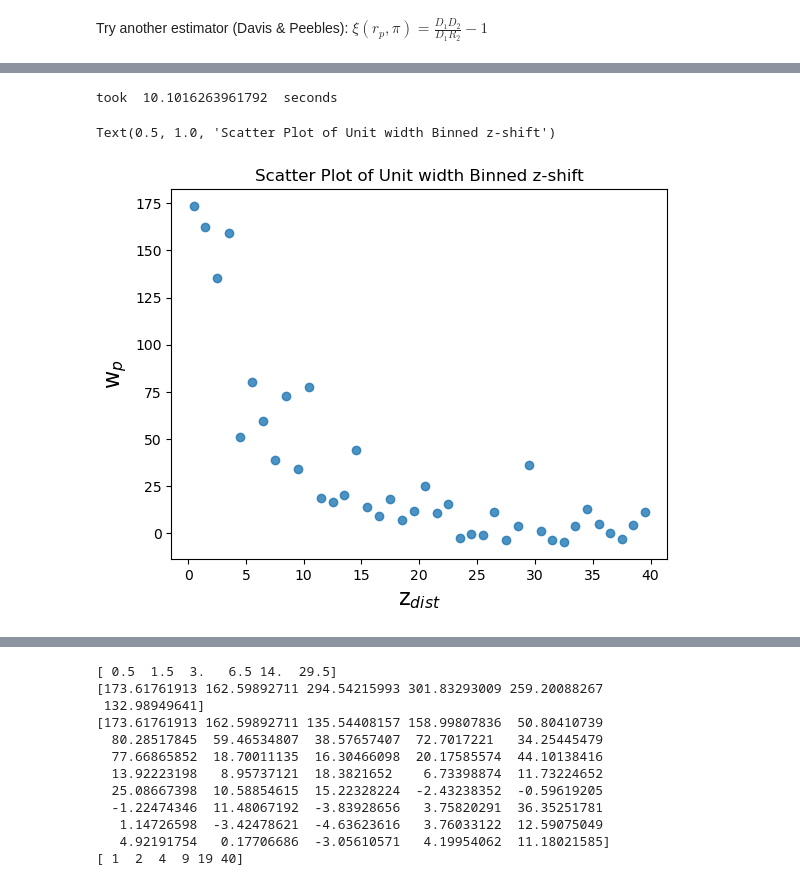
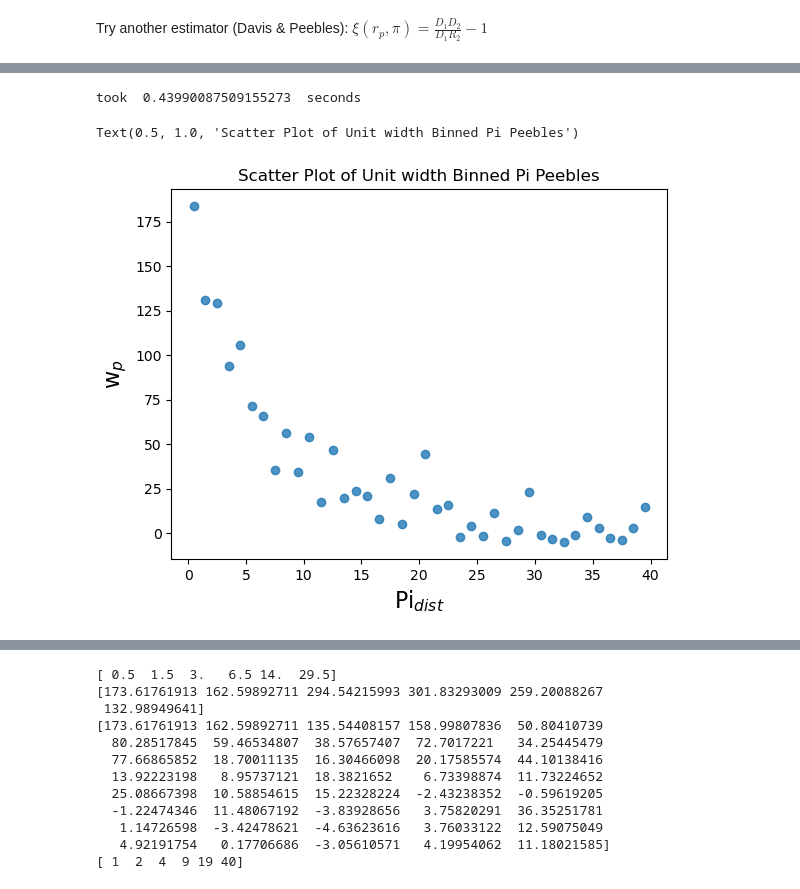
Before and after one commit to mcp74/AGNclustering, a Jupyter notebook: clustering_test.ipynb, the cells around one changed output, grey strips where cells are left out. Cells and saved outputs as stored; diff of their text form; code cells hidden in the pictures.

```diff
--- a/clustering_test.ipynb
+++ b/clustering_test.ipynb
@@ -460,0 +448,9 @@ In gridlink_mocks_double> Running with [nmesh_x, nmesh_y, nmesh_z]  = 19,20,10.
+# %%
+# Collapsing 2d correlation function along rp- Peebles Estimator
+%autoreload 2
+
+pibins = np.logspace(0,np.log10(40),6, dtype=int)
+#%%timeit
+t1=time.time()
+wppi_p = wz.cross_wppi(d1=agn, d2=gal, r1=arand, r2=grand, bins=bins, pibins=pibins, pimax=pimax, m=5, estimator='P')
+t = time.time() - t1
@@ -461,16 +477,16 @@ In gridlink_mocks_double> Running with [nmesh_x, nmesh_y, nmesh_z]  = 19,20,10.
 # %%
 print('took ',str(t),' seconds')
 # %% [output]
-took  10.1016263961792  seconds
+took  0.43990087509155273  seconds
 # %%
 # Graphing Wp(zp) with unit width binning zp
 
 zbins = np.arange(.5,40.5,1)
 
-plt.scatter(zbins,zp_agp,alpha=0.8)
-plt.xlabel('z$_{dist}$',fontsize=16, )
+plt.scatter(zbins,wppi_p,alpha=0.8)
+plt.xlabel('Pi$_{dist}$',fontsize=16, )
 plt.ylabel('w$_{p}$',fontsize=16)
-plt.title('Scatter Plot of Unit width Binned z-shift')
+plt.title('Scatter Plot of Unit width Binned Pi Peebles')
 # %% [output]
-Text(0.5, 1.0, 'Scatter Plot of Unit width Binned z-shift')
+Text(0.5, 1.0, 'Scatter Plot of Unit width Binned Pi Peebles')
-[figure, old version]
+[figure, new version]
```
Also changed, not shown: parts of 15 cells of this notebook, 4 other files.
